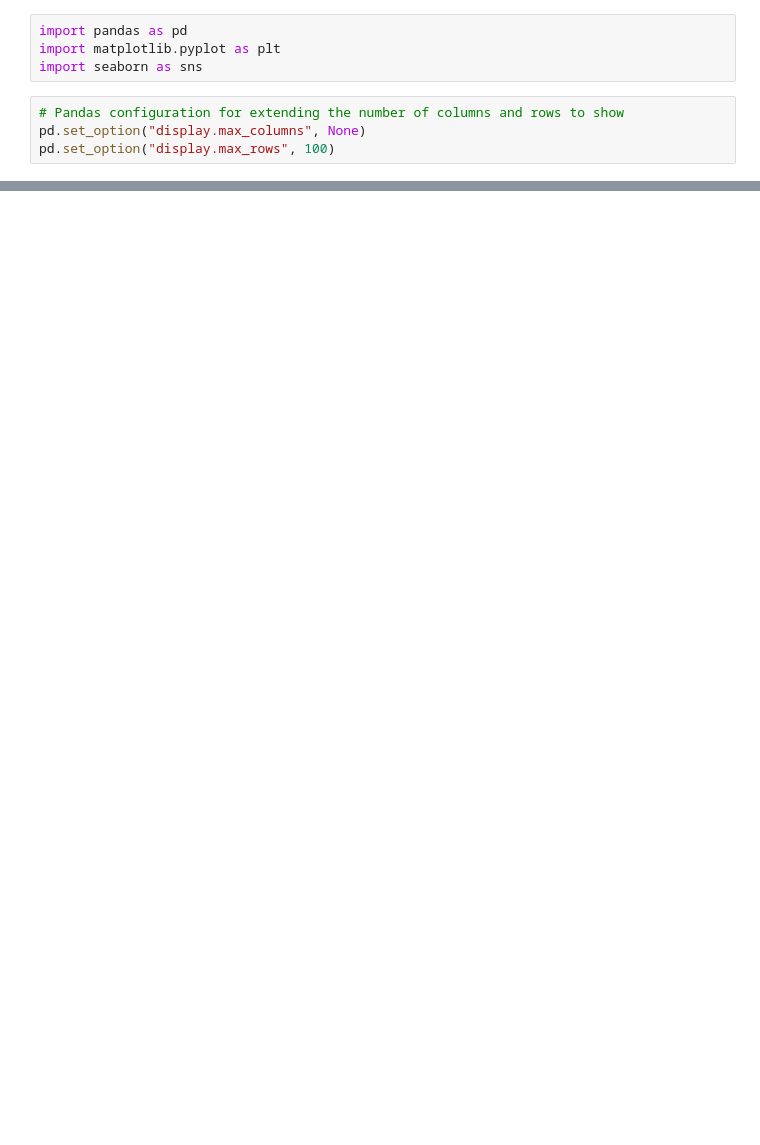
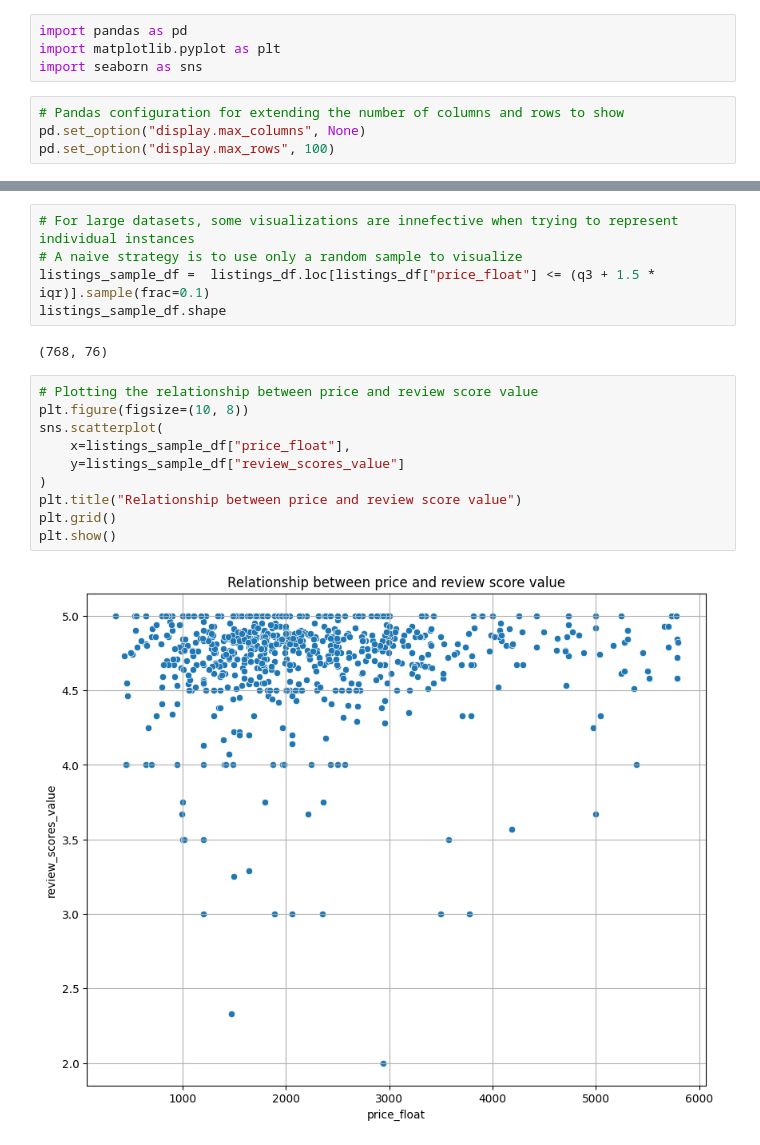
Before and after one commit to AngieRinBri/InmoviliarioTaller1, a Jupyter notebook: eda.ipynb, the cells around one changed output, grey strips where cells are left out. Saved outputs shown, nothing was run; the diff lists cells and outputs as text; blank space fills up the shorter version.

```diff
--- a/eda.ipynb
+++ b/eda.ipynb
@@ -30,0 +202,19 @@ listings_df.head
+# %%
+# For large datasets, some visualizations are innefective when trying to represent individual instances
+# A naive strategy is to use only a random sample to visualize
+listings_sample_df =  listings_df.loc[listings_df["price_float"] <= (q3 + 1.5 * iqr)].sample(frac=0.1)
+listings_sample_df.shape
+# %% [output]
+(768, 76)
+# %%
+# Plotting the relationship between price and review score value
+plt.figure(figsize=(10, 8))
+sns.scatterplot(
+    x=listings_sample_df["price_float"],
+    y=listings_sample_df["review_scores_value"]
+)
+plt.title("Relationship between price and review score value")
+plt.grid()
+plt.show()
+# %% [output]
+[figure, added]
```
Also changed, not shown: parts of 24 cells of this notebook.
